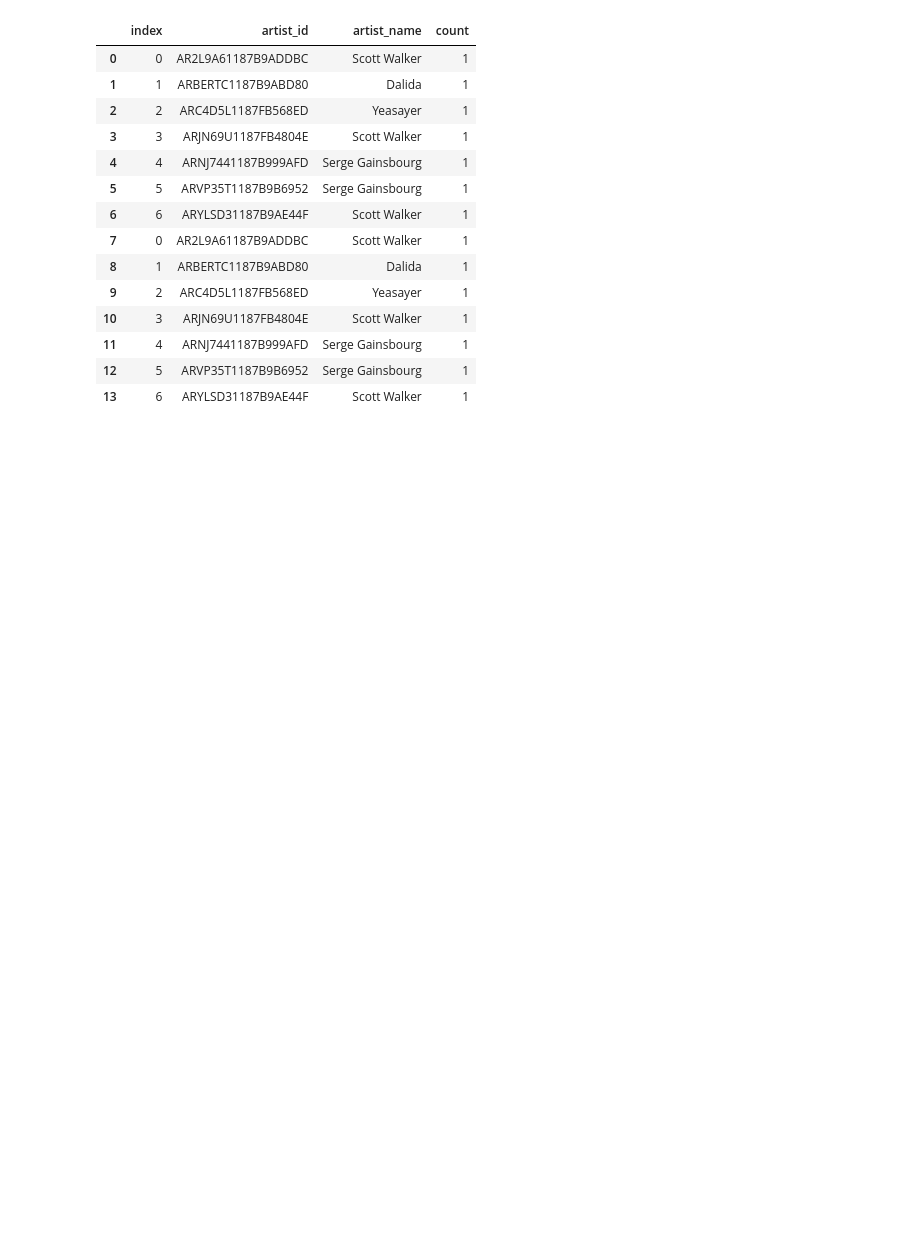
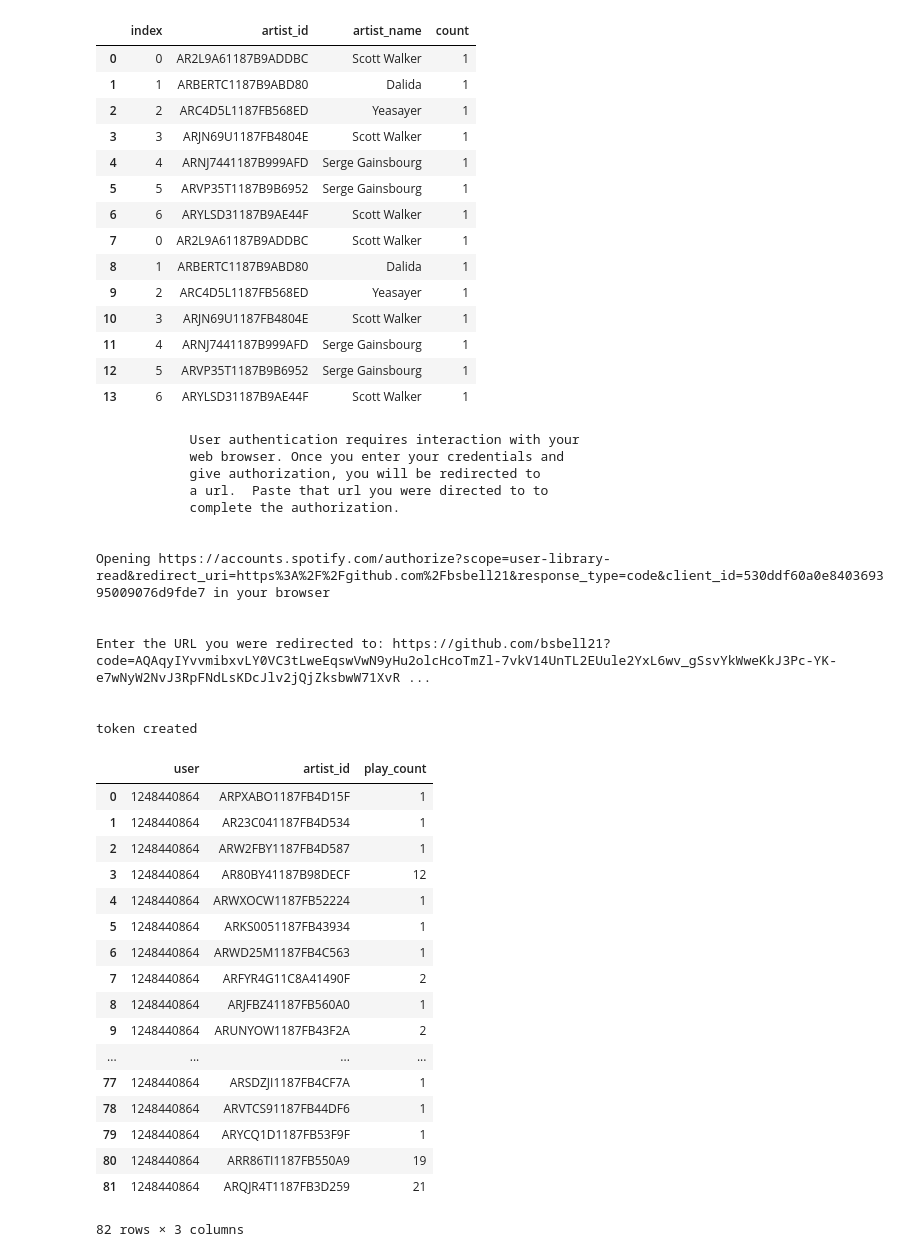
Before and after one commit to bsbell21/CapstoneProject, a Jupyter notebook: Spotify_API_Practice.ipynb, the cells around one changed output. Drawn from its saved outputs; the diff is of its cells as text; code cells hidden in the pictures; blank space fills up the shorter version.

```diff
--- a/Spotify_API_Practice.ipynb
+++ b/Spotify_API_Practice.ipynb
@@ -635,0 +640,35 @@ pd.concat([df_test, df_test]).reset_index()
+# %%
+sf_b_public.fit(my_id)
+# %% [output]
+            User authentication requires interaction with your
+            web browser. Once you enter your credentials and
+            give authorization, you will be redirected to
+            a url.  Paste that url you were directed to to
+            complete the authorization.
+
+
+Opening https://accounts.spotify.com/authorize?scope=user-library-read&redirect_uri=https%3A%2F%2Fgithub.com%2Fbsbell21&response_type=code&client_id=530ddf60a0e840369395009076d9fde7 in your browser
+
+
+Enter the URL you were redirected to: https://github.com/bsbell21?code=AQAqyIYvvmibxvLY0VC3tLweEqswVwN9yHu2olcHcoTmZl-7vkV14UnTL2EUule2YxL6wv_gSsvYkWweKkJ3Pc-YK-e7wNyW2NvJ3RpFNdLsKDcJlv2jQjZksbwW71XvR ...
+
+
+token created
+|  | user | artist_id | play_count |
+| 0 | 1248440864 | ARPXABO1187FB4D15F | 1 |
+| 1 | 1248440864 | AR23C041187FB4D534 | 1 |
+| 2 | 1248440864 | ARW2FBY1187FB4D587 | 1 |
+| 3 | 1248440864 | AR80BY41187B98DECF | 12 |
+| 4 | 1248440864 | ARWXOCW1187FB52224 | 1 |
+| 5 | 1248440864 | ARKS0051187FB43934 | 1 |
+| 6 | 1248440864 | ARWD25M1187FB4C563 | 1 |
+| 7 | 1248440864 | ARFYR4G11C8A41490F | 2 |
+| 8 | 1248440864 | ARJFBZ41187FB560A0 | 1 |
+| 9 | 1248440864 | ARUNYOW1187FB43F2A | 2 |
+| ... | ... | ... | ... |
+| 77 | 1248440864 | ARSDZJI1187FB4CF7A | 1 |
+| 78 | 1248440864 | ARVTCS91187FB44DF6 | 1 |
+| 79 | 1248440864 | ARYCQ1D1187FB53F9F | 1 |
+| 80 | 1248440864 | ARR86TI1187FB550A9 | 19 |
+| 81 | 1248440864 | ARQJR4T1187FB3D259 | 21 |
+82 rows × 3 columns
```
Also changed, not shown: parts of 4 cells of this notebook, 2 other files.
